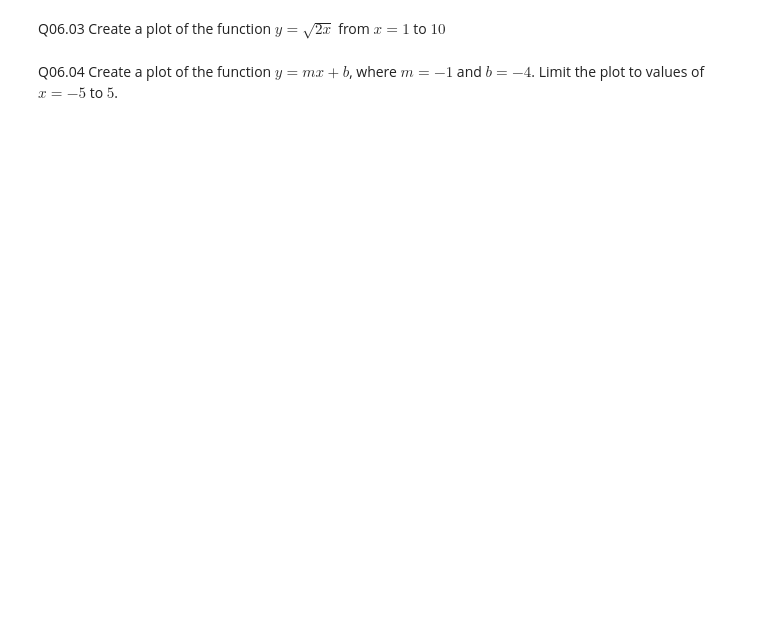
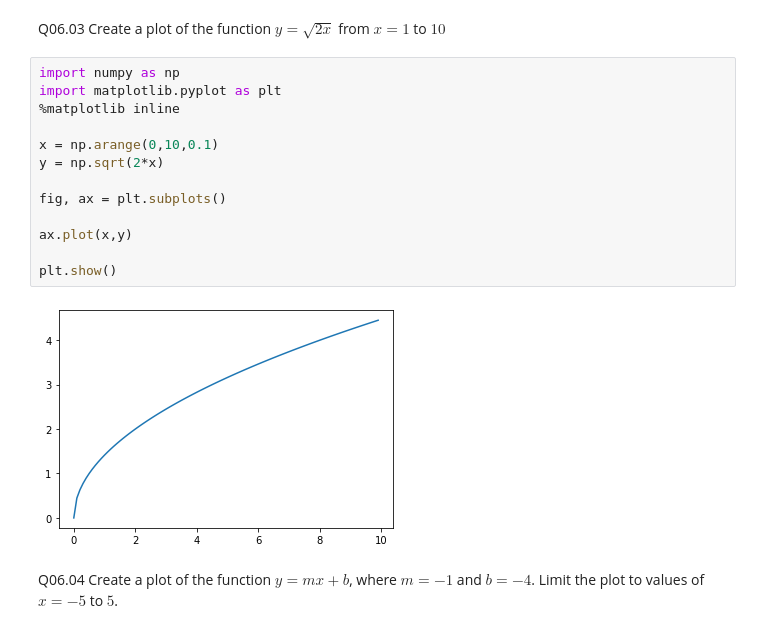
Before and after one commit to ProfessorKazarinoff/Problem-Solving-with-Python-38-Edition-Answer-Key, a Jupyter notebook: 06.18-Review-Questions-Answer-Key.ipynb, the cells around one changed output. Cells and saved outputs as stored; diff of their text form; blank space fills up the shorter version.

```diff
--- a/06.18-Review-Questions-Answer-Key.ipynb
+++ b/06.18-Review-Questions-Answer-Key.ipynb
@@ -9,4 +39,19 @@ Q06.02 Create a plot of the function $y=\frac{1}{2}{e^x}$ from $x = 0$ to $5$
 # %% [markdown]
 Q06.03 Create a plot of the function $y=\sqrt{2x}$ from $x = 1$ to $10$
+# %%
+import numpy as np
+import matplotlib.pyplot as plt
+%matplotlib inline
+
+x = np.arange(0,10,0.1)
+y = np.sqrt(2*x)
+
+fig, ax = plt.subplots()
+
+ax.plot(x,y)
+
+plt.show()
+# %% [output]
+[figure, added]
 # %% [markdown]
 Q06.04 Create a plot of the function $y=mx+b$, where $m=-1$ and $b=-4$. Limit the plot to values of $x=-5$ to $5$.
```
Also changed, not shown: parts of 25 cells of this notebook.
